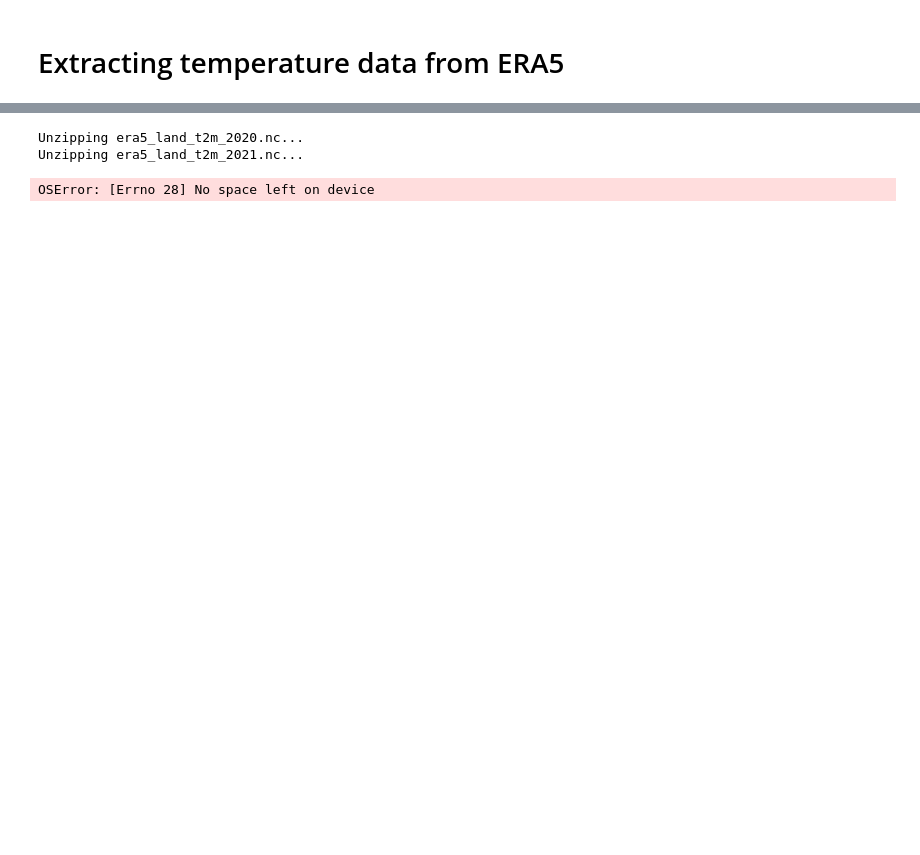
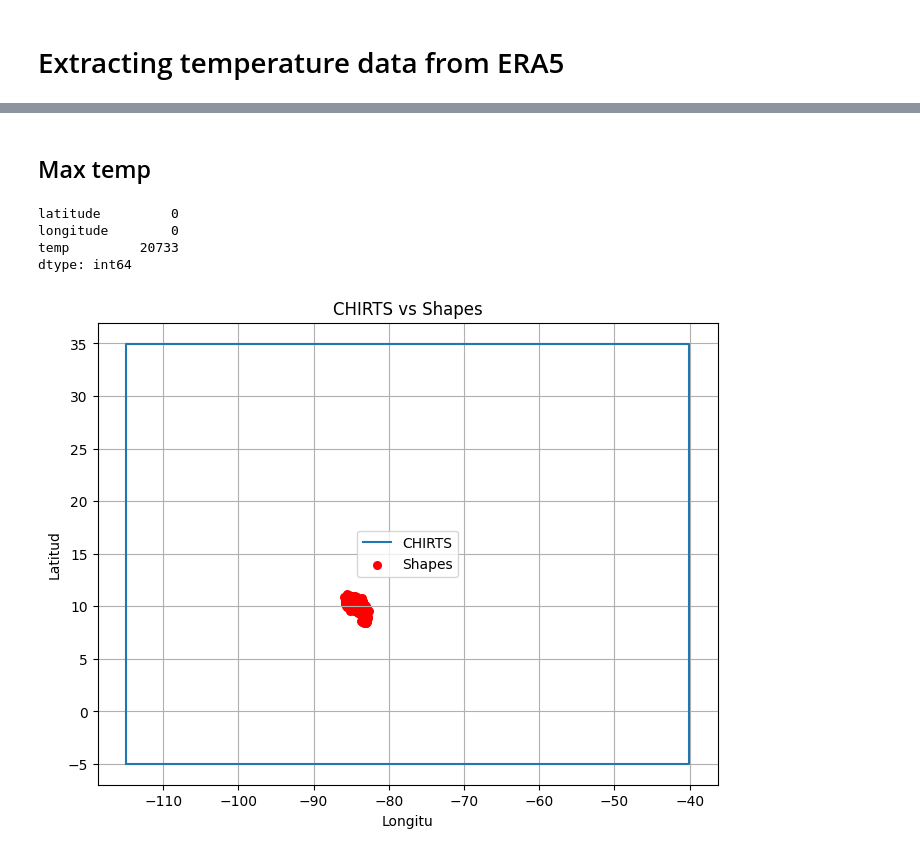
Before and after one commit to artisticlimon/dengue-model, a Jupyter notebook: extraction/extract_temperature.ipynb, the cells around one changed output, grey strips where cells are left out. Cells and saved outputs as stored; diff of their text form; code cells hidden in the pictures; blank space fills up the shorter version.

```diff
--- a/extraction/extract_temperature.ipynb
+++ b/extraction/extract_temperature.ipynb
@@ -77,26 +9,3 @@ Downloading 2025...
-# %%
-"""
-raw_dir = Path("../data/raw/era5_land")
-
-for f in raw_dir.glob("era5_land_t2m_*.nc"):
-    # Check if file is actually a ZIP
-    with open(f, "rb") as fh:
-        if not fh.read(2) == b"PK":
-            continue  # already a real NetCDF
-
-    print(f"Unzipping {f.name}...")
-
-    with zipfile.ZipFile(f, "r") as z:
-        # CDS always uses this name
-        z.extract("data_0.nc", path=raw_dir)
-
-    # Replace the fake .nc with the real one
-    real_nc = raw_dir / "data_0.nc"
-    real_nc.rename(f"{f.parent}/{f.stem}_unzipped.nc")
-
-"""
-# %% [output]
-Unzipping era5_land_t2m_2020.nc...
-Unzipping era5_land_t2m_2021.nc...
-OSError: [Errno 28] No space left on device
+# %% [markdown]
+## Max temp
 # %%
@@ -125,0 +31,35 @@ t2m = ds["t2m"].sel(
+# %%
+tmax.to_dataframe().isnull().sum()
+# %% [output]
+latitude         0
+longitude        0
+temp         20733
+dtype: int64
+# %%
+import matplotlib.pyplot as plt
+
+lon_min = float(ds_max.longitude.min())
+lon_max = float(ds_max.longitude.max())
+lat_min = float(ds_max.latitude.min())
+lat_max = float(ds_max.latitude.max())
+
+plt.figure(figsize=(8, 6))
+
+# Draw CHIRTS domain as a rectangle
+plt.plot(
+    [lon_min, lon_max, lon_max, lon_min, lon_min],
+    [lat_min, lat_min, lat_max, lat_max, lat_min],
+    label="CHIRTS",
+)
+
+# Plot your points
+plt.scatter(points.lon, points.lat, c="red", s=30, label="Shapes")
+
+plt.xlabel("Longitu")
+plt.ylabel("Latitud")
+plt.legend()
+plt.title("CHIRTS vs Shapes")
+plt.grid(True)
+plt.show()
+# %% [output]
+[figure, added]
```
Also changed, not shown: parts of 23 cells of this notebook.
